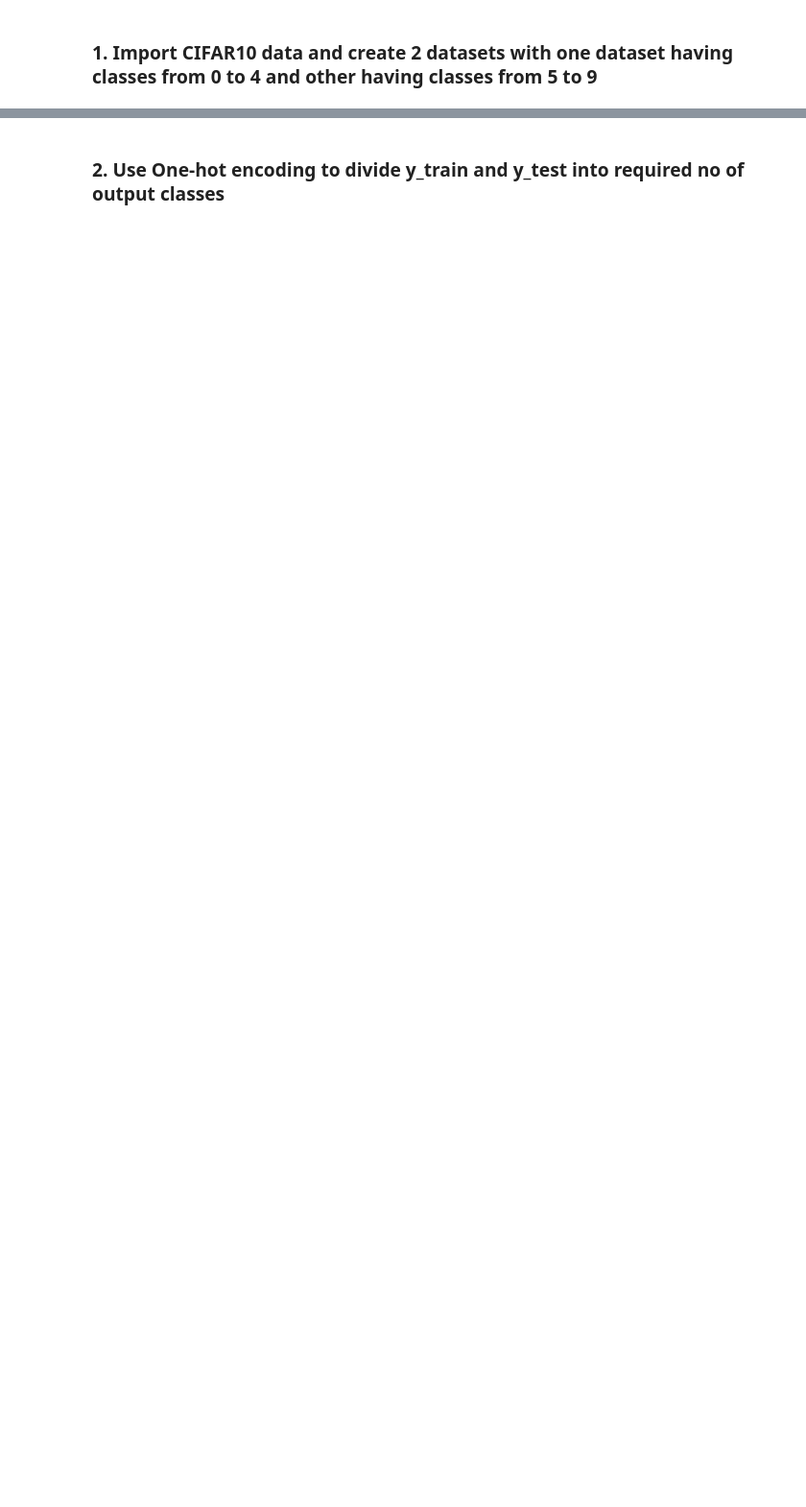
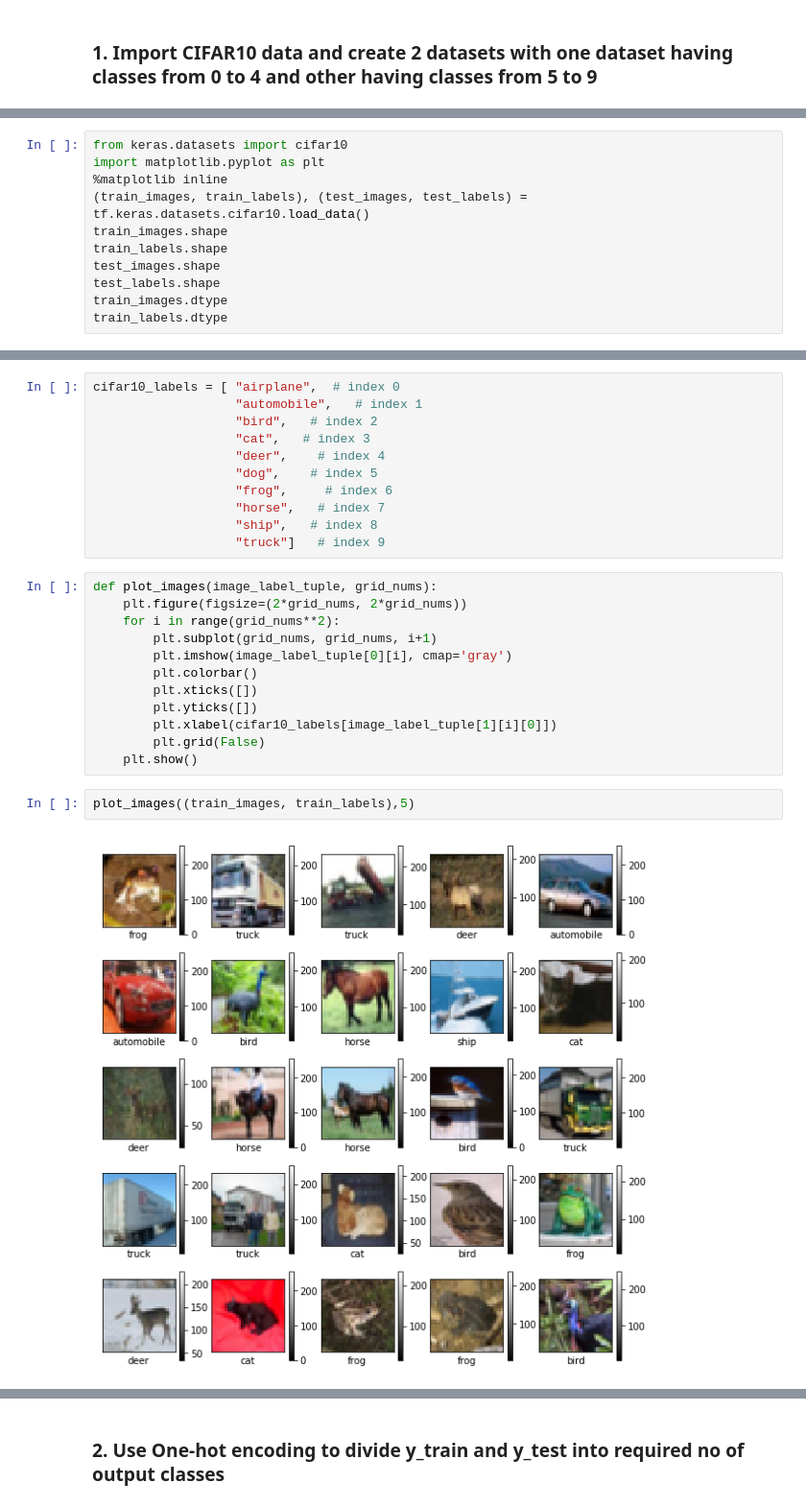
Before and after one commit to GreatLearningAIML1/bangalore-feb-batch-anshumankmr297, a Jupyter notebook: CIFAR External Lab/R8_External_Lab_Questions_CIFAR10_Transfer_Learning_TFIDF_Text_Classification.ipynb, the cells around one changed output, grey strips where cells are left out. Shown: that part at 96% size. Drawn from its saved outputs; the diff is of its cells as text; blank space fills up the shorter version.

```diff
--- a/CIFAR External Lab/R8_External_Lab_Questions_CIFAR10_Transfer_Learning_TFIDF_Text_Classification.ipynb
+++ b/CIFAR External Lab/R8_External_Lab_Questions_CIFAR10_Transfer_Learning_TFIDF_Text_Classification.ipynb
@@ -58,0 +37,11 @@ for ix in range(y_test.shape[0]):
+# %%
+from keras.datasets import cifar10
+import matplotlib.pyplot as plt
+%matplotlib inline
+(train_images, train_labels), (test_images, test_labels) = tf.keras.datasets.cifar10.load_data()
+train_images.shape
+train_labels.shape
+test_images.shape
+test_labels.shape
+train_images.dtype
+train_labels.dtype
@@ -58,0 +55,27 @@ for ix in range(y_test.shape[0]):
+# %%
+cifar10_labels = [ "airplane",  # index 0
+                   "automobile",   # index 1
+                   "bird",   # index 2
+                   "cat",   # index 3
+                   "deer",    # index 4
+                   "dog",    # index 5
+                   "frog",     # index 6
+                   "horse",   # index 7
+                   "ship",   # index 8
+                   "truck"]   # index 9
+# %%
+def plot_images(image_label_tuple, grid_nums):
+    plt.figure(figsize=(2*grid_nums, 2*grid_nums))
+    for i in range(grid_nums**2):
+        plt.subplot(grid_nums, grid_nums, i+1)
+        plt.imshow(image_label_tuple[0][i], cmap='gray')
+        plt.colorbar()
+        plt.xticks([])
+        plt.yticks([])
+        plt.xlabel(cifar10_labels[image_label_tuple[1][i][0]])
+        plt.grid(False)
+    plt.show()
+# %%
+plot_images((train_images, train_labels),5)
+# %% [output]
+[figure, added]
```
Also changed, not shown: parts of 50 cells of this notebook.
